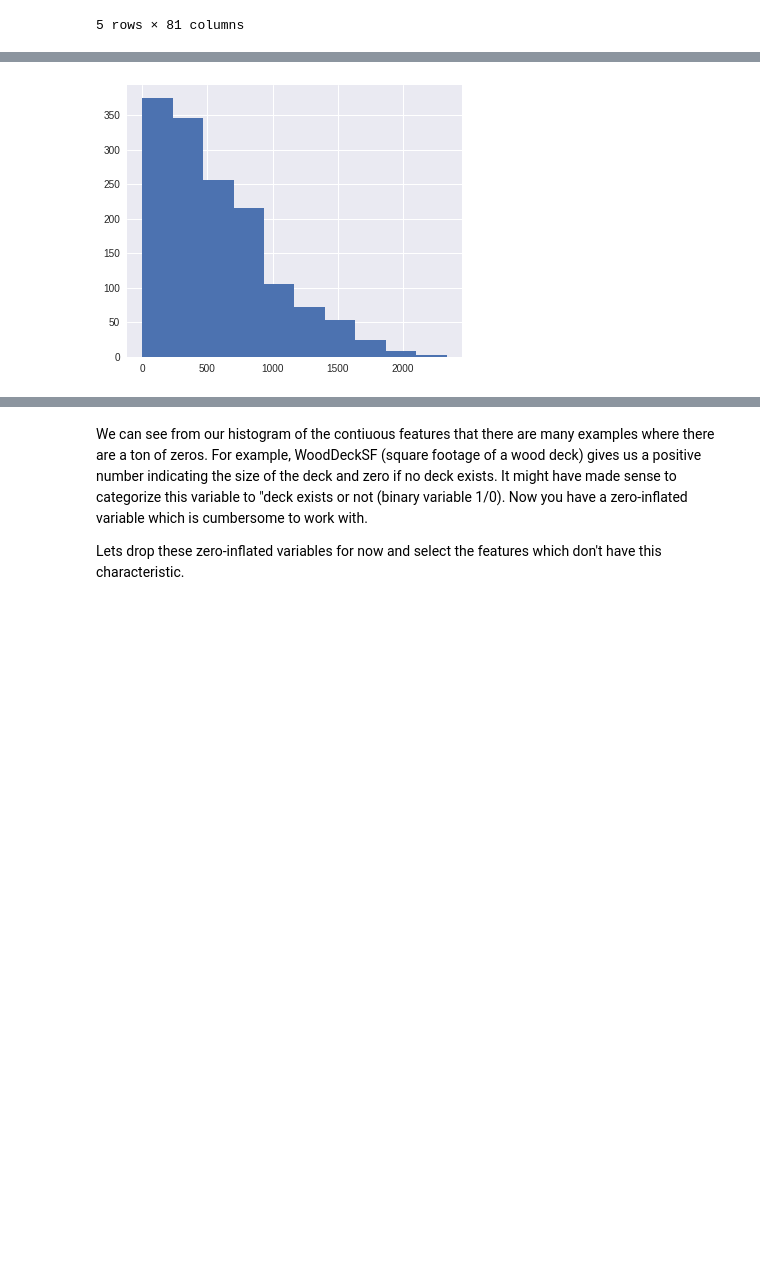
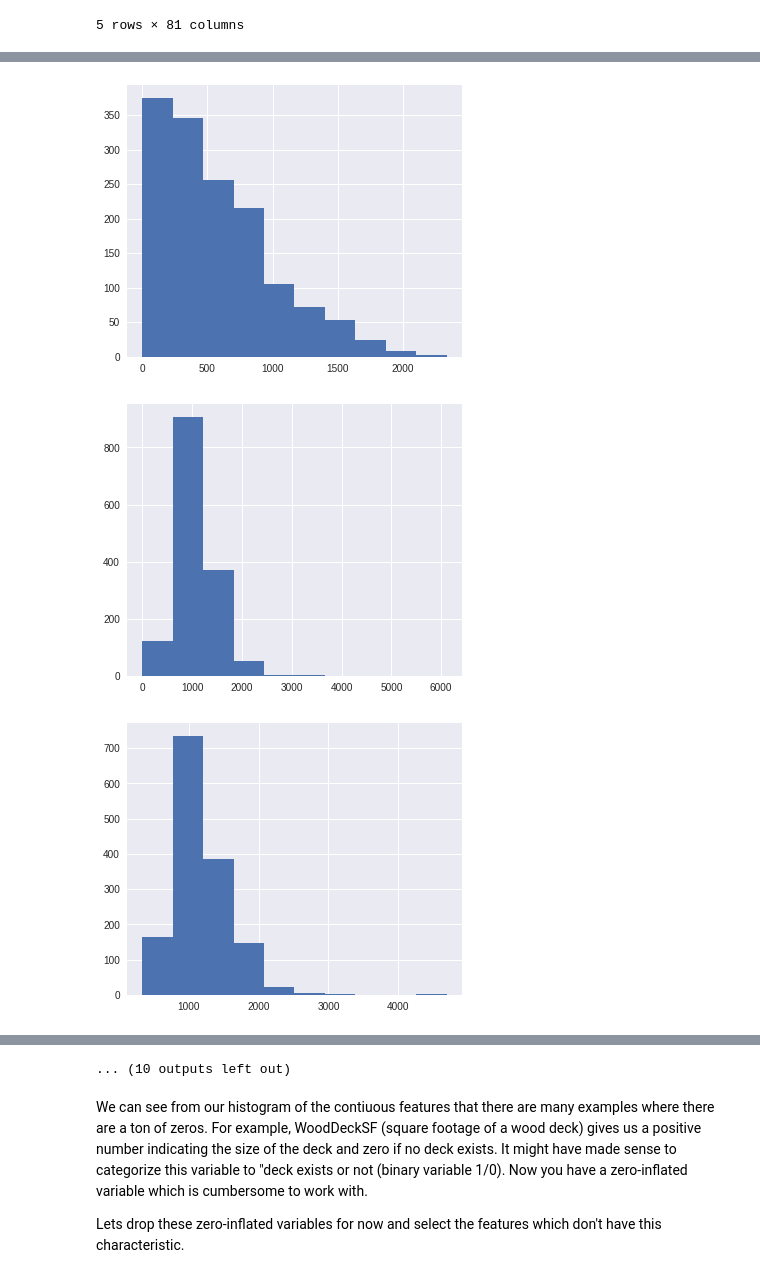
Before and after one commit to OsterMendel/dsc-feature-scaling-and-normalization-lab-nyc-ds-033020, a Jupyter notebook: index.ipynb, the cells around one changed output, grey strips where cells are left out. Drawn from its saved outputs; the diff is of its cells as text; code cells hidden in the pictures; blank space fills up the shorter version.

```diff
--- a/index.ipynb
+++ b/index.ipynb
@@ -40,16 +40,20 @@ ames.head()
 # Your code here
 contin = list(ames.columns[(ames.dtypes != 'object') & (ames.nunique() > 20)])
 # %%
+fig
+
 for var in contin:
     plt.figure(figsize=(6,5))
     plt.hist(ames[var])
 # %% [output]
 [figure]
 [figure]
 [figure]
 [figure]
 [figure]
 [figure]
 [figure]
 [figure]
 [figure]
+[figure, added]
+[figure, added]
@@ -56,3 +61,4 @@ for var in contin:
+... (10 outputs left out)
 # %% [markdown]
 We can see from our histogram of the contiuous features that there are many examples where there are a ton of zeros. For example, WoodDeckSF (square footage of a wood deck) gives us a positive number indicating the size of the deck and zero if no deck exists. It might have made sense to categorize this variable to "deck exists or not (binary variable 1/0). Now you have a zero-inflated variable which is cumbersome to work with.
 
```
Also changed, not shown: parts of 1 cell of this notebook.
